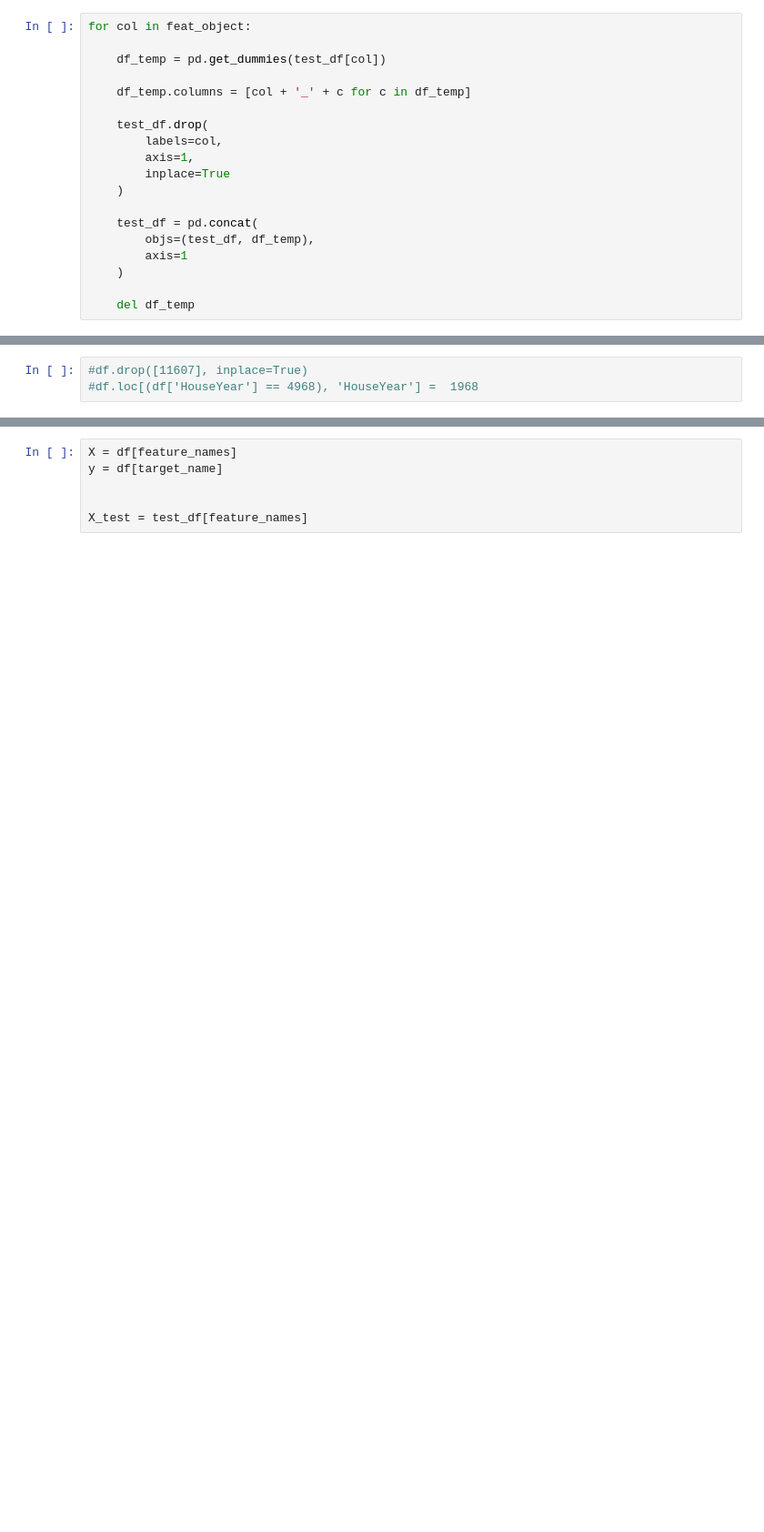
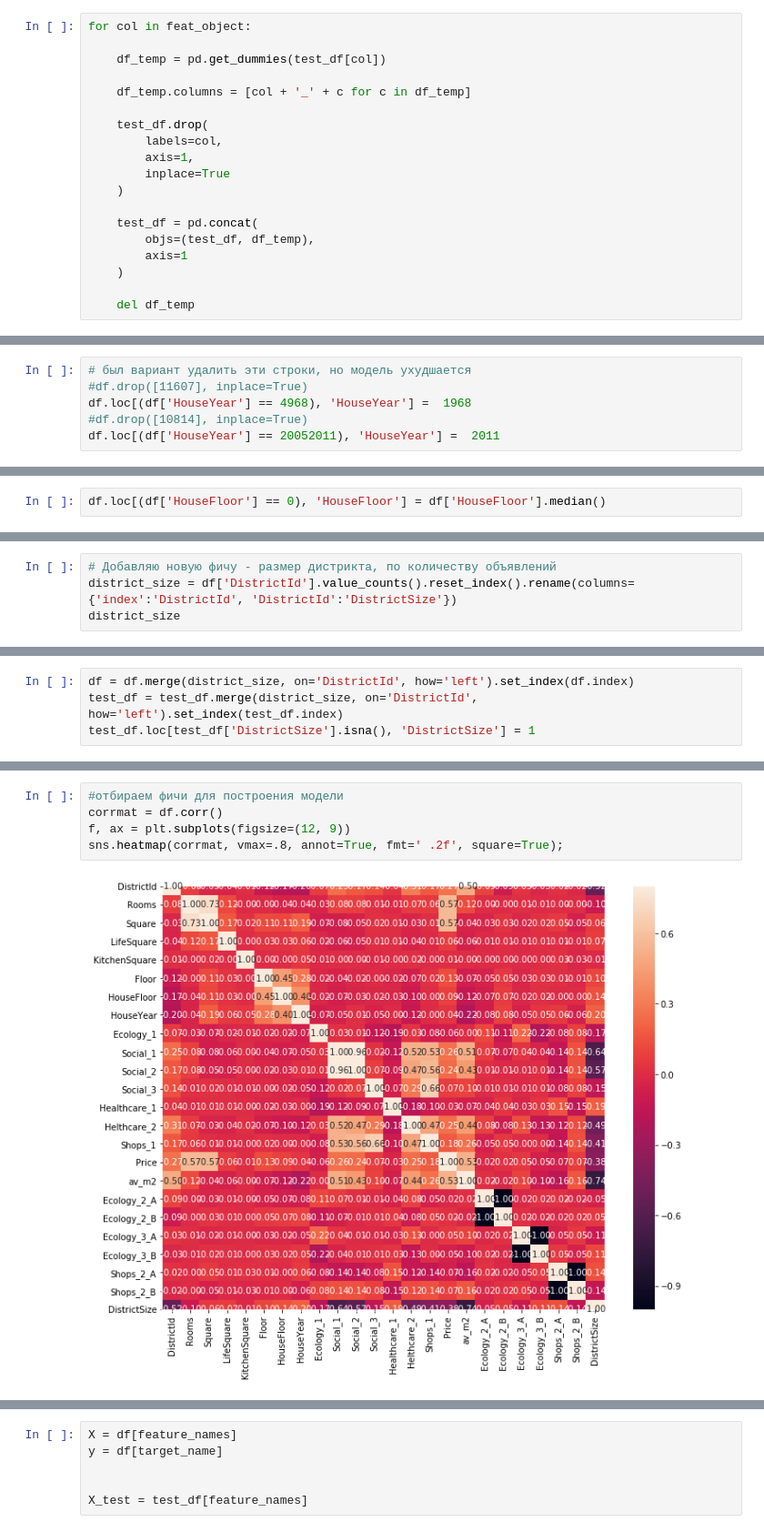
Before and after one commit to servatorx/python_ds, a Jupyter notebook: realestatepriceprediction/AAValishin_real_estate_v1.ipynb, the cells around one changed output, grey strips where cells are left out. Shown at 91% size. Saved outputs shown, nothing was run; the diff lists cells and outputs as text; blank space fills up the shorter version.

```diff
--- a/realestatepriceprediction/AAValishin_real_estate_v1.ipynb
+++ b/realestatepriceprediction/AAValishin_real_estate_v1.ipynb
@@ -404,4 +337,7 @@ df.loc[(df['HouseYear'] == 4968)]
 1 rows × 23 columns
 # %%
+# был вариант удалить эти строки, но модель ухудшается
 #df.drop([11607], inplace=True)
-#df.loc[(df['HouseYear'] == 4968), 'HouseYear'] =  1968
+df.loc[(df['HouseYear'] == 4968), 'HouseYear'] =  1968
+#df.drop([10814], inplace=True)
+df.loc[(df['HouseYear'] == 20052011), 'HouseYear'] =  2011
@@ -425 +362,3 @@ df.loc[(df['HouseYear'] == 1968)]
+# %%
+df.loc[(df['HouseFloor'] == 0), 'HouseFloor'] = df['HouseFloor'].median()
 # %%
@@ -435,0 +372,4 @@ test_df.loc[test_df['LifeSquare'].isna(), 'LifeSquare'] = test_df['Square'].medi
+# %%
+# Добавляю новую фичу - размер дистрикта, по количеству объявлений
+district_size = df['DistrictId'].value_counts().reset_index().rename(columns={'index':'DistrictId', 'DistrictId':'DistrictSize'})
+district_size
@@ -435,0 +390,4 @@ test_df.loc[test_df['LifeSquare'].isna(), 'LifeSquare'] = test_df['Square'].medi
+# %%
+df = df.merge(district_size, on='DistrictId', how='left').set_index(df.index)
+test_df = test_df.merge(district_size, on='DistrictId', how='left').set_index(test_df.index)
+test_df.loc[test_df['DistrictSize'].isna(), 'DistrictSize'] = 1
@@ -436,3 +415,10 @@ test_df.loc[test_df['LifeSquare'].isna(), 'LifeSquare'] = test_df['Square'].medi
+# %%
+#отбираем фичи для построения модели
+corrmat = df.corr()
+f, ax = plt.subplots(figsize=(12, 9))
+sns.heatmap(corrmat, vmax=.8, annot=True, fmt=' .2f', square=True);
+# %% [output]
+[figure, added]
 # %%
 target_name = ['Price']
 feature_names = [
```
Also changed, not shown: parts of 73 cells of this notebook, 1 other file.
